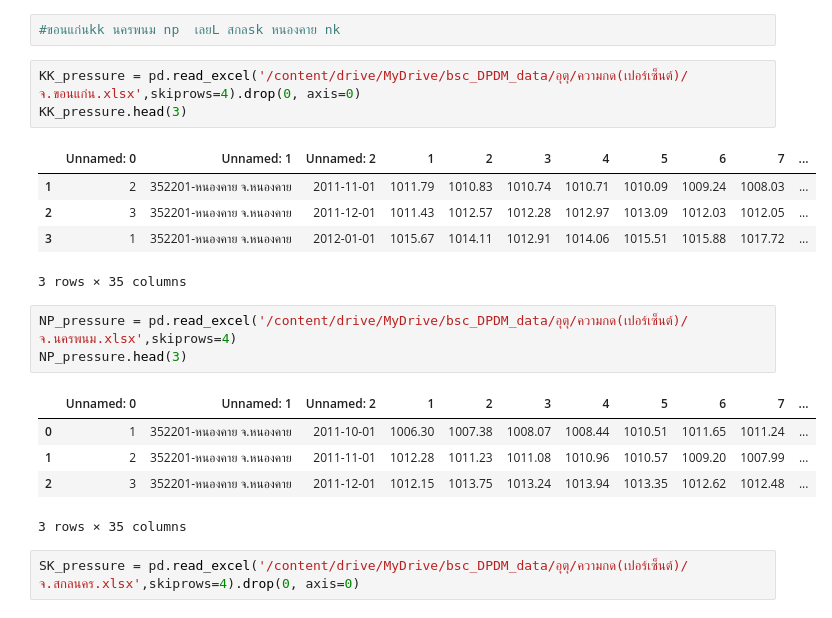
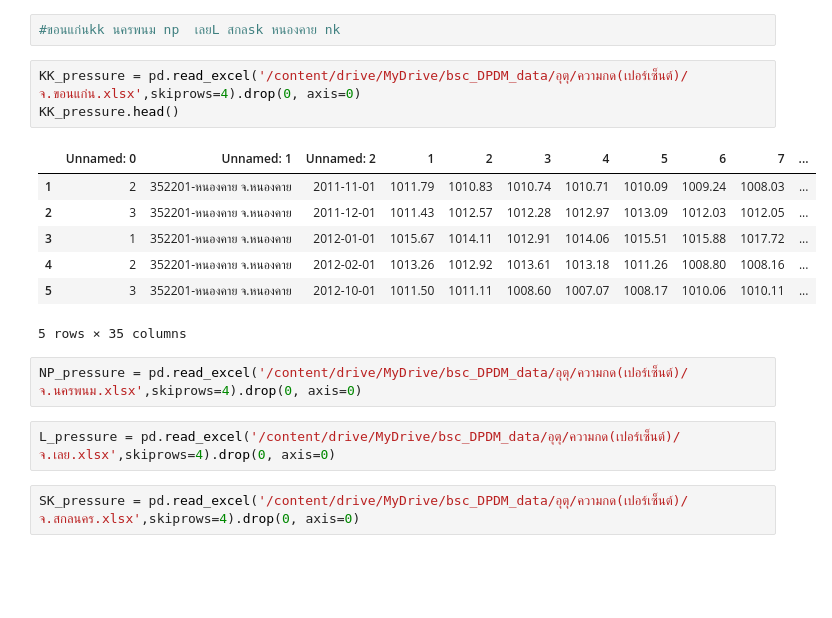
Before and after one commit to chutimaq/bsc_dpdm22, a Jupyter notebook: Group_Quiz.ipynb, the cells around one changed output. Saved outputs shown, nothing was run; the diff lists cells and outputs as text; blank space fills up the shorter version.

```diff
--- a/Group_Quiz.ipynb
+++ b/Group_Quiz.ipynb
@@ -19,22 +17,19 @@ Drive already mounted at /content/drive; to attempt to forcibly remount, call dr
 #ขอนแก่นkk นครพนม np  เลยL สกลsk หนองคาย nk
 # %%
 KK_pressure = pd.read_excel('/content/drive/MyDrive/bsc_DPDM_data/อุตุ/ความกด(เปอร์เซ็นต์)/จ.ขอนแก่น.xlsx',skiprows=4).drop(0, axis=0)
-KK_pressure.head(3)
+KK_pressure.head()
 # %% [output]
 |  | Unnamed: 0 | Unnamed: 1 | Unnamed: 2 | 1 | 2 | 3 | 4 | 5 | 6 | 7 | ... |
 | 1 | 2 | 352201-หนองคาย จ.หนองคาย | 2011-11-01 | 1011.79 | 1010.83 | 1010.74 | 1010.71 | 1010.09 | 1009.24 | 1008.03 | ... |
 | 2 | 3 | 352201-หนองคาย จ.หนองคาย | 2011-12-01 | 1011.43 | 1012.57 | 1012.28 | 1012.97 | 1013.09 | 1012.03 | 1012.05 | ... |
 | 3 | 1 | 352201-หนองคาย จ.หนองคาย | 2012-01-01 | 1015.67 | 1014.11 | 1012.91 | 1014.06 | 1015.51 | 1015.88 | 1017.72 | ... |
+| 4 | 2 | 352201-หนองคาย จ.หนองคาย | 2012-02-01 | 1013.26 | 1012.92 | 1013.61 | 1013.18 | 1011.26 | 1008.80 | 1008.16 | ... |
+| 5 | 3 | 352201-หนองคาย จ.หนองคาย | 2012-10-01 | 1011.50 | 1011.11 | 1008.60 | 1007.07 | 1008.17 | 1010.06 | 1010.11 | ... |
-3 rows × 35 columns
+5 rows × 35 columns
 # %%
-NP_pressure = pd.read_excel('/content/drive/MyDrive/bsc_DPDM_data/อุตุ/ความกด(เปอร์เซ็นต์)/จ.นครพนม.xlsx',skiprows=4)
-NP_pressure.head(3)
+NP_pressure = pd.read_excel('/content/drive/MyDrive/bsc_DPDM_data/อุตุ/ความกด(เปอร์เซ็นต์)/จ.นครพนม.xlsx',skiprows=4).drop(0, axis=0)
-# %% [output]
-|  | Unnamed: 0 | Unnamed: 1 | Unnamed: 2 | 1 | 2 | 3 | 4 | 5 | 6 | 7 | ... |
-| 0 | 1 | 352201-หนองคาย จ.หนองคาย | 2011-10-01 | 1006.30 | 1007.38 | 1008.07 | 1008.44 | 1010.51 | 1011.65 | 1011.24 | ... |
-| 1 | 2 | 352201-หนองคาย จ.หนองคาย | 2011-11-01 | 1012.28 | 1011.23 | 1011.08 | 1010.96 | 1010.57 | 1009.20 | 1007.99 | ... |
-| 2 | 3 | 352201-หนองคาย จ.หนองคาย | 2011-12-01 | 1012.15 | 1013.75 | 1013.24 | 1013.94 | 1013.35 | 1012.62 | 1012.48 | ... |
-3 rows × 35 columns
+# %%
+L_pressure = pd.read_excel('/content/drive/MyDrive/bsc_DPDM_data/อุตุ/ความกด(เปอร์เซ็นต์)/จ.เลย.xlsx',skiprows=4).drop(0, axis=0)
 # %%
 SK_pressure = pd.read_excel('/content/drive/MyDrive/bsc_DPDM_data/อุตุ/ความกด(เปอร์เซ็นต์)/จ.สกลนคร.xlsx',skiprows=4).drop(0, axis=0)
 # %%
```
Also changed, not shown: parts of 77 cells of this notebook.
